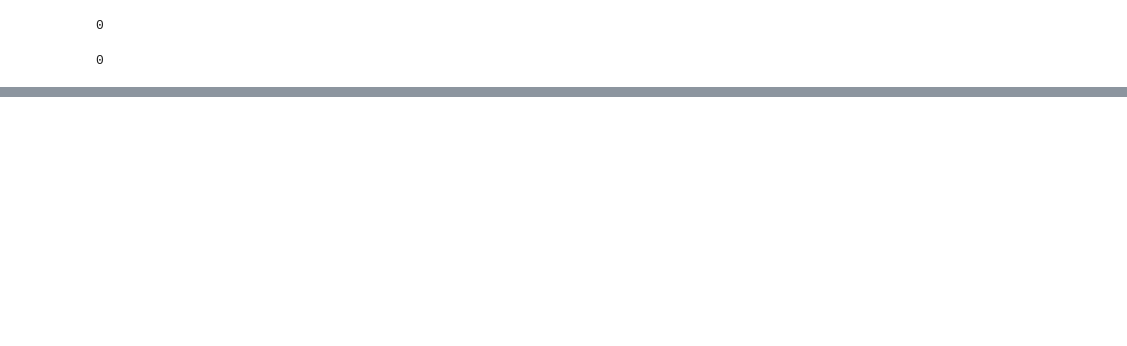
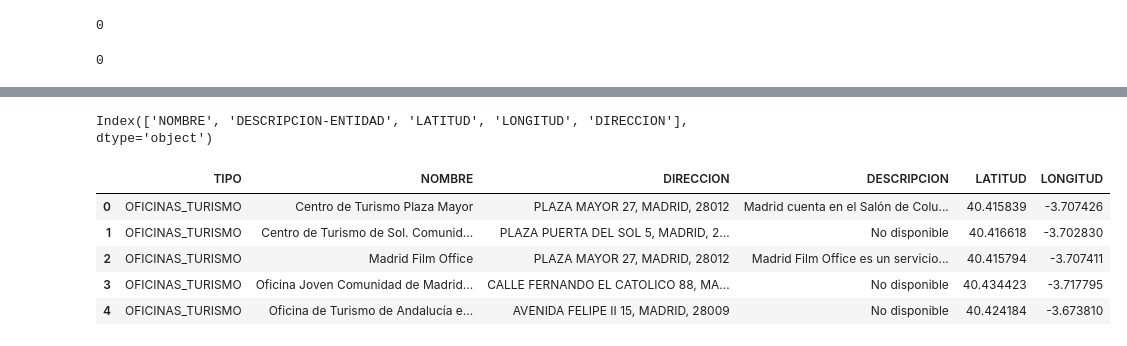
Before and after one commit to dfvinxu/desafio_data, a Jupyter notebook: notebooks/oficinas_turismo.ipynb, the cells around one changed output, grey strips where cells are left out. Saved outputs shown, nothing was run; the diff lists cells and outputs as text; code cells hidden in the pictures; blank space fills up the shorter version.

Commit message:
oficinas ok

```diff
--- a/notebooks/oficinas_turismo.ipynb
+++ b/notebooks/oficinas_turismo.ipynb
@@ -141,0 +169,22 @@ FileNotFoundError: [Errno 2] No such file or directory: 'sheet1.xml'
+# %%
+df.columns
+# %% [output]
+Index(['NOMBRE', 'DESCRIPCION-ENTIDAD', 'LATITUD', 'LONGITUD', 'DIRECCION'], dtype='object')
+# %%
+df["TIPO"] = "OFICINAS_TURISMO"
+# %%
+df.rename(columns={'DESCRIPCION-ENTIDAD': 'DESCRIPCION'}, inplace=True)
+# %%
+nuevo_orden_columnas = ["TIPO","NOMBRE","DIRECCION","DESCRIPCION","LATITUD","LONGITUD"]
+df = df.reindex(columns=nuevo_orden_columnas)
+# %%
+df["DESCRIPCION"] = df["DESCRIPCION"].fillna("No disponible")
+# %%
+df.head()
+# %% [output]
+|  | TIPO | NOMBRE | DIRECCION | DESCRIPCION | LATITUD | LONGITUD |
+| 0 | OFICINAS_TURISMO | Centro de Turismo Plaza Mayor | PLAZA MAYOR 27, MADRID, 28012 | Madrid cuenta en el Salón de Colu... | 40.415839 | -3.707426 |
+| 1 | OFICINAS_TURISMO | Centro de Turismo de Sol. Comunid... | PLAZA PUERTA DEL SOL 5, MADRID, 2... | No disponible | 40.416618 | -3.702830 |
+| 2 | OFICINAS_TURISMO | Madrid Film Office | PLAZA MAYOR 27, MADRID, 28012 | Madrid Film Office es un servicio... | 40.415794 | -3.707411 |
+| 3 | OFICINAS_TURISMO | Oficina Joven Comunidad de Madrid... | CALLE FERNANDO EL CATOLICO 88, MA... | No disponible | 40.434423 | -3.717795 |
+| 4 | OFICINAS_TURISMO | Oficina de Turismo de Andalucía e... | AVENIDA FELIPE II 15, MADRID, 28009 | No disponible | 40.424184 | -3.673810 |
```
Also changed, not shown: parts of 13 cells of this notebook, 1 other file.
